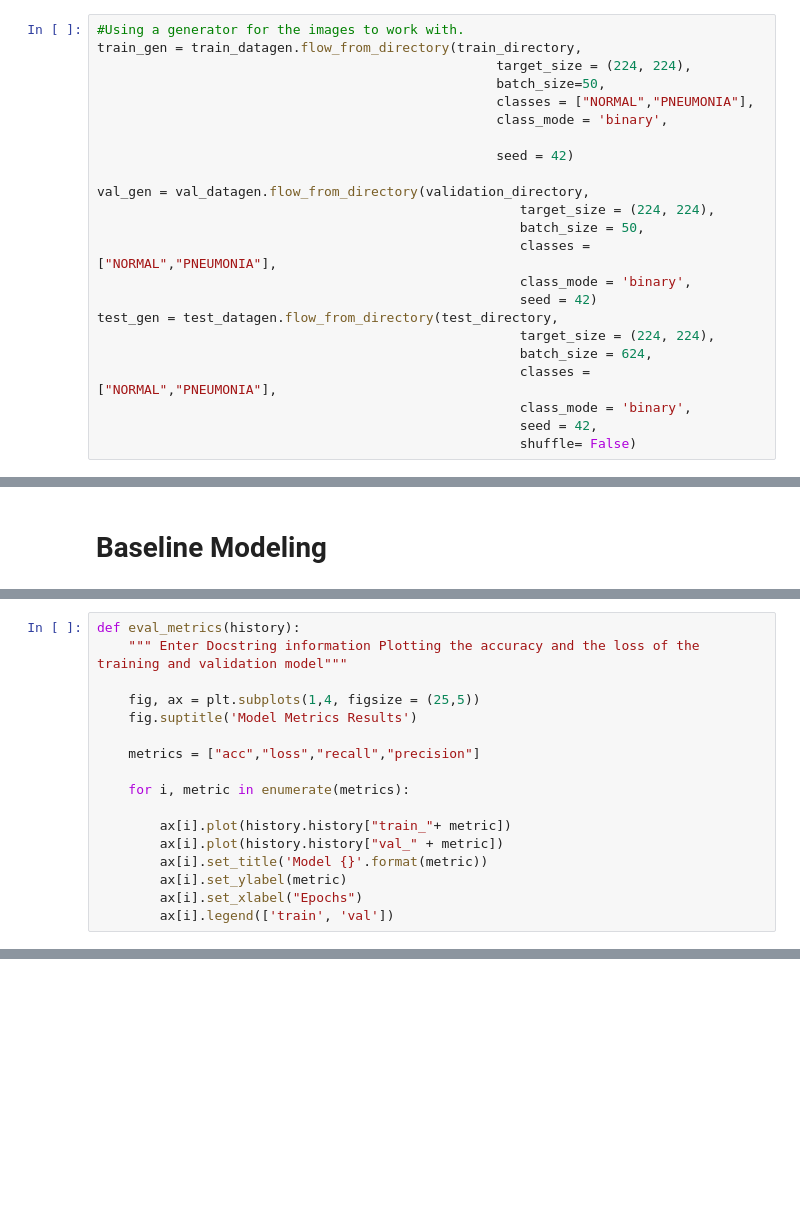
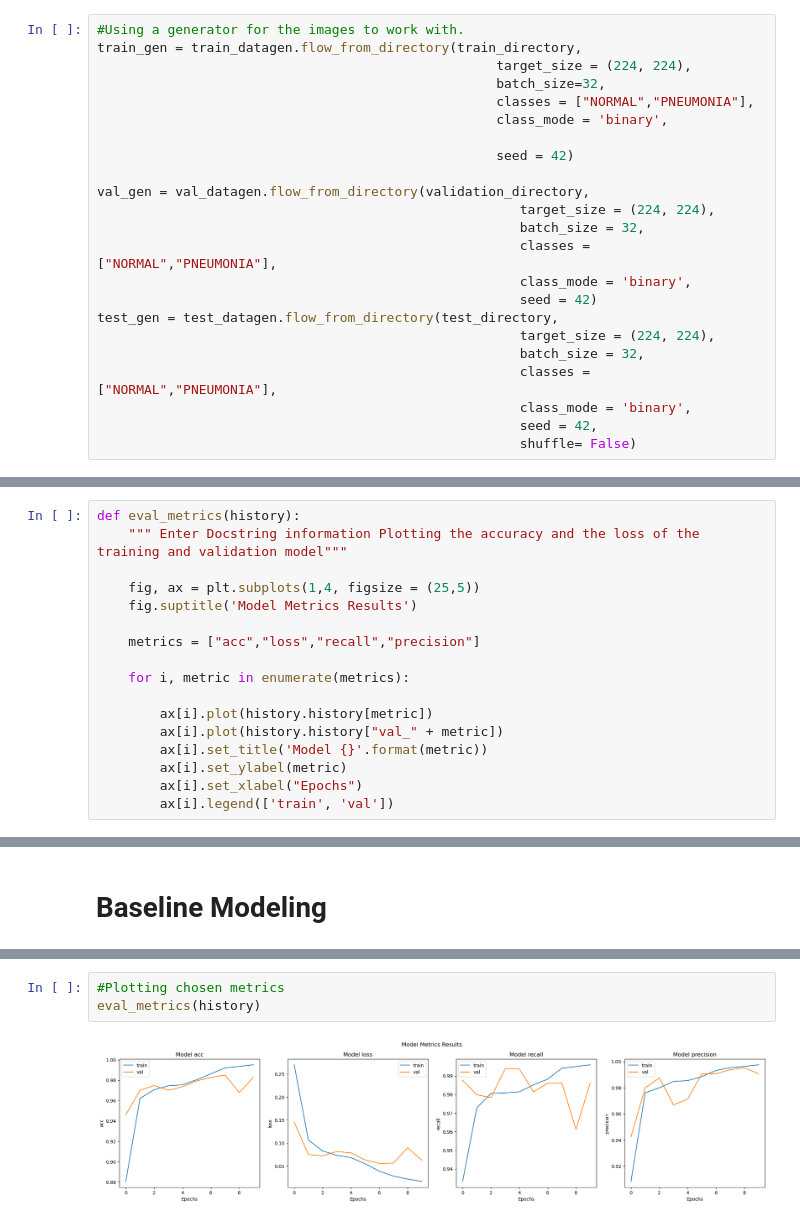
Before and after one commit to Dmvinedata/Image_Classification_P4, a Jupyter notebook: notebook.ipynb, the cells around one changed output, grey strips where cells are left out. Cells and saved outputs as stored; diff of their text form; blank space fills up the shorter version.

```diff
--- a/notebook.ipynb
+++ b/notebook.ipynb
@@ -238,7 +246,7 @@ test_directory = 'data/chest_xray/test'
 #Using a generator for the images to work with.
 train_gen = train_datagen.flow_from_directory(train_directory,
                                                    target_size = (224, 224),
-                                                   batch_size=50,
+                                                   batch_size=32,
                                                    classes = ["NORMAL","PNEUMONIA"],
                                                    class_mode = 'binary',
 
@@ -246,13 +254,13 @@ train_gen = train_datagen.flow_from_directory(train_directory,
 
 val_gen = val_datagen.flow_from_directory(validation_directory,
                                                       target_size = (224, 224),
-                                                      batch_size = 50,
+                                                      batch_size = 32,
                                                       classes = ["NORMAL","PNEUMONIA"],
                                                       class_mode = 'binary',
                                                       seed = 42)
 test_gen = test_datagen.flow_from_directory(test_directory,
                                                       target_size = (224, 224),
-                                                      batch_size = 624,
+                                                      batch_size = 32,
                                                       classes = ["NORMAL","PNEUMONIA"],
                                                       class_mode = 'binary',
                                                       seed = 42,
@@ -302,0 +315,17 @@ X_val, y_val = next(val_gen)
+# %%
+def eval_metrics(history):
+    """ Enter Docstring information Plotting the accuracy and the loss of the training and validation model"""
+
+    fig, ax = plt.subplots(1,4, figsize = (25,5))
+    fig.suptitle('Model Metrics Results')
+
+    metrics = ["acc","loss","recall","precision"]
+
+    for i, metric in enumerate(metrics):
+
+        ax[i].plot(history.history[metric])
+        ax[i].plot(history.history["val_" + metric])
+        ax[i].set_title('Model {}'.format(metric))
+        ax[i].set_ylabel(metric)
+        ax[i].set_xlabel("Epochs")
+        ax[i].legend(['train', 'val'])
@@ -383,17 +430,0 @@ Epoch 10/10
-# %%
-def eval_metrics(history):
-    """ Enter Docstring information Plotting the accuracy and the loss of the training and validation model"""
-
-    fig, ax = plt.subplots(1,4, figsize = (25,5))
-    fig.suptitle('Model Metrics Results')
-
-    metrics = ["acc","loss","recall","precision"]
-
-    for i, metric in enumerate(metrics):
-
-        ax[i].plot(history.history["train_"+ metric])
-        ax[i].plot(history.history["val_" + metric])
-        ax[i].set_title('Model {}'.format(metric))
-        ax[i].set_ylabel(metric)
-        ax[i].set_xlabel("Epochs")
-        ax[i].legend(['train', 'val'])
@@ -483,0 +486,5 @@ Test Loss: 0.6974759101867676
+# %%
+#Plotting chosen metrics
+eval_metrics(history)
+# %% [output]
+[figure, added]
```
Also changed, not shown: parts of 64 cells of this notebook.
